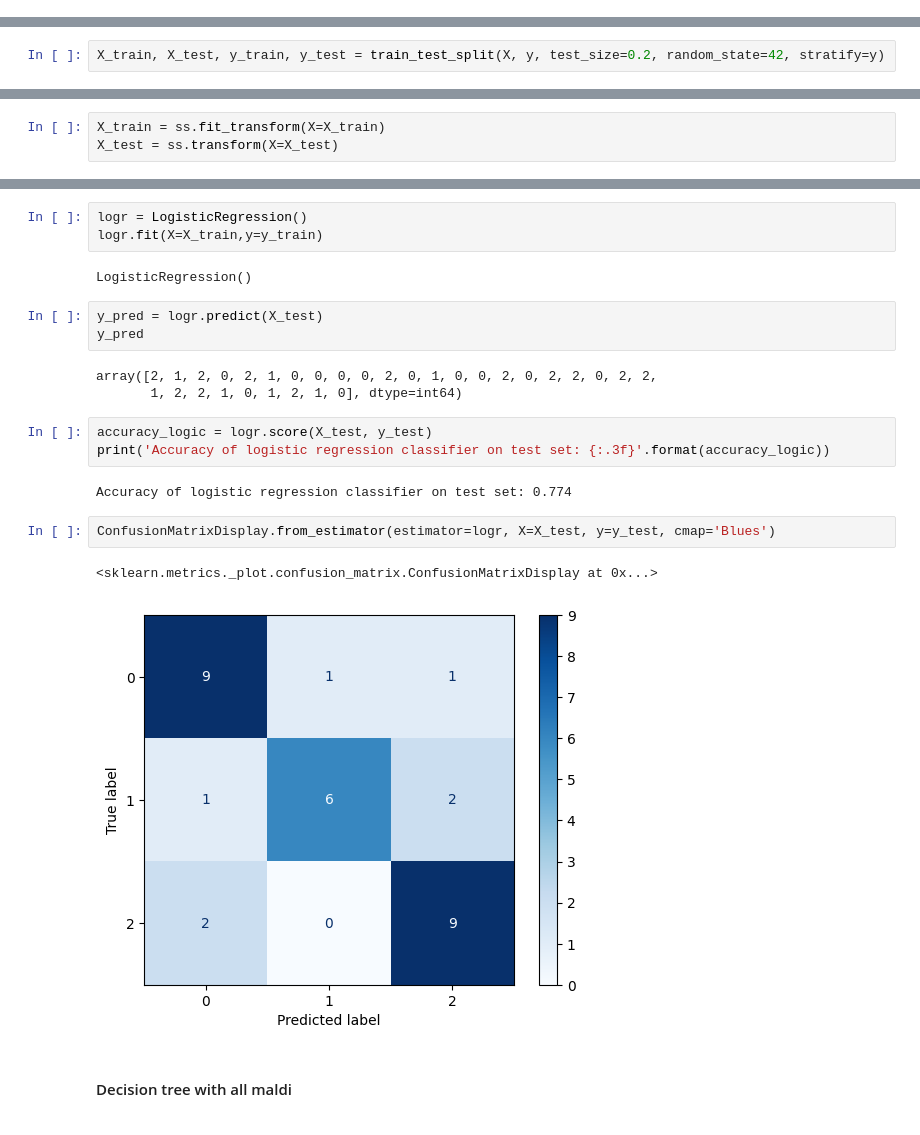
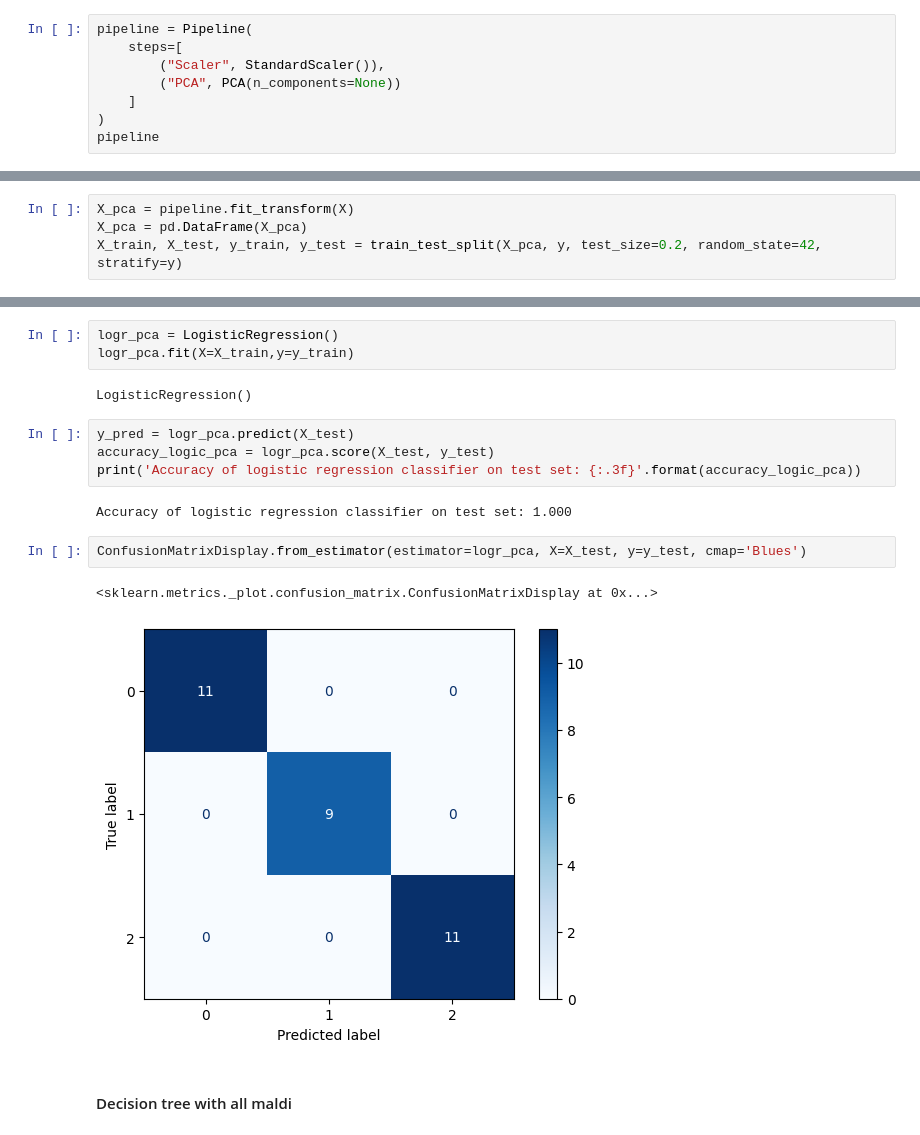
Before and after one commit to gabrielepanciotti/Thesis-Streptococcus-Classification, a Jupyter notebook: Streptococcus_classification.ipynb, the cells around one changed output, grey strips where cells are left out. Drawn from its saved outputs; the diff is of its cells as text.

```diff
--- a/Streptococcus_classification.ipynb
+++ b/Streptococcus_classification.ipynb
@@ -1027,0 +984,8 @@ pca.n_components_
+# %%
+pipeline = Pipeline(
+    steps=[
+        ("Scaler", StandardScaler()),
+        ("PCA", PCA(n_components=None))
+    ]
+)
+pipeline
@@ -1028,5 +994,7 @@ pca.n_components_
 # %%
-X_train, X_test, y_train, y_test = train_test_split(X, y, test_size=0.2, random_state=42, stratify=y)
+X_pca = pipeline.fit_transform(X)
+X_pca = pd.DataFrame(X_pca)
+X_train, X_test, y_train, y_test = train_test_split(X_pca, y, test_size=0.2, random_state=42, stratify=y)
 # %%
 print(X_train.shape)
 print(y_train.shape)
@@ -1039,4 +1007 @@ print(y_test.shape)
 (31,)
-# %%
-X_train = ss.fit_transform(X=X_train)
-X_test = ss.transform(X=X_test)
@@ -1043,26 +1012,21 @@ X_test = ss.transform(X=X_test)
 # %% [markdown]
 #### Logistic regression with all maldi
 # %%
-logr = LogisticRegression()
-logr.fit(X=X_train,y=y_train)
+logr_pca = LogisticRegression()
+logr_pca.fit(X=X_train,y=y_train)
 # %% [output]
 LogisticRegression()
 # %%
-y_pred = logr.predict(X_test)
-y_pred
+y_pred = logr_pca.predict(X_test)
+accuracy_logic_pca = logr_pca.score(X_test, y_test)
+print('Accuracy of logistic regression classifier on test set: {:.3f}'.format(accuracy_logic_pca))
 # %% [output]
-array([2, 1, 2, 0, 2, 1, 0, 0, 0, 0, 2, 0, 1, 0, 0, 2, 0, 2, 2, 0, 2, 2,
-       1, 2, 2, 1, 0, 1, 2, 1, 0], dtype=int64)
+Accuracy of logistic regression classifier on test set: 1.000
-# %%
-accuracy_logic = logr.score(X_test, y_test)
-print('Accuracy of logistic regression classifier on test set: {:.3f}'.format(accuracy_logic))
-# %% [output]
-Accuracy of logistic regression classifier on test set: 0.774
 # %%
-ConfusionMatrixDisplay.from_estimator(estimator=logr, X=X_test, y=y_test, cmap='Blues')
+ConfusionMatrixDisplay.from_estimator(estimator=logr_pca, X=X_test, y=y_test, cmap='Blues')
 # %% [output]
 <sklearn.metrics._plot.confusion_matrix.ConfusionMatrixDisplay at 0x...>
-[figure, old version]
+[figure, new version]
 # %% [markdown]
 #### Decision tree with all maldi
 # %%
```
Also changed, not shown: parts of 67 cells of this notebook.
